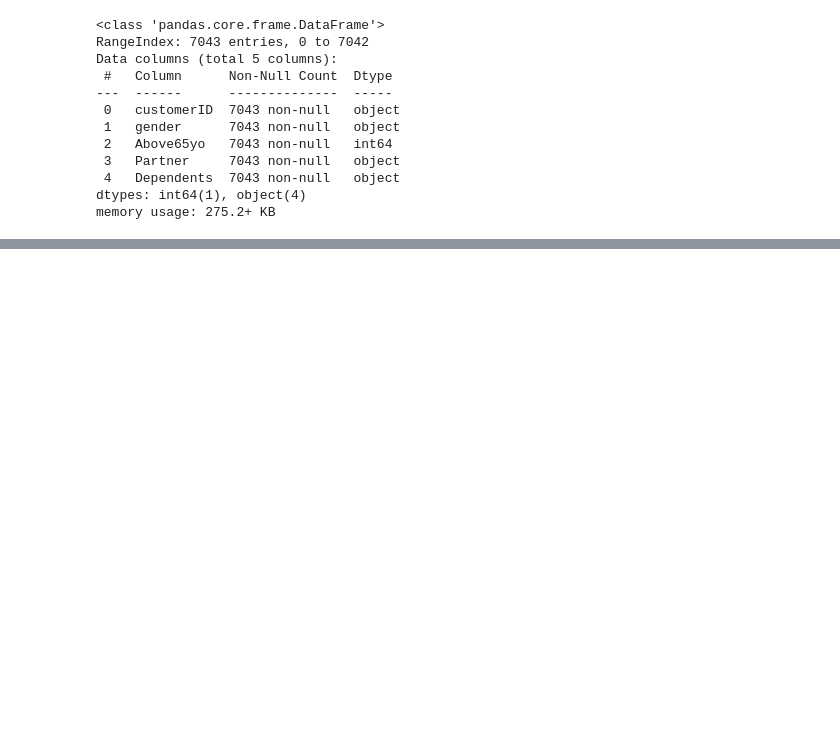
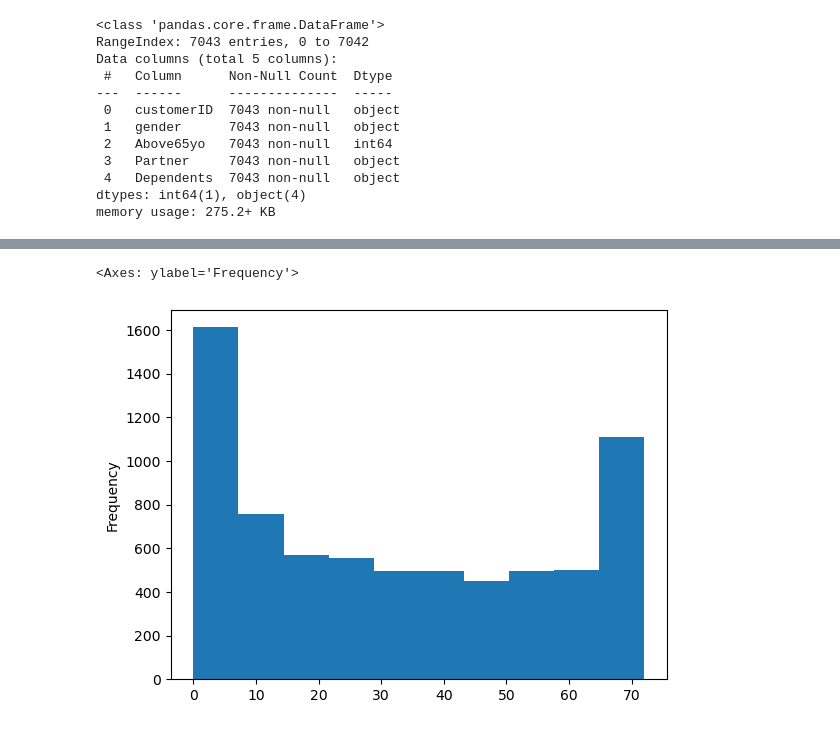
Before and after one commit to brunoramux/pandas, a Jupyter notebook: EDA.ipynb, the cells around one changed output, grey strips where cells are left out. Saved outputs shown, nothing was run; the diff lists cells and outputs as text; code cells hidden in the pictures; blank space fills up the shorter version.

```diff
--- a/EDA.ipynb
+++ b/EDA.ipynb
@@ -232,0 +654,5 @@ memory usage: 275.2+ KB
+# %%
+df_churn.tenure.plot.hist()
+# %% [output]
+<Axes: ylabel='Frequency'>
+[figure, added]
```
Also changed, not shown: parts of 60 cells of this notebook.
